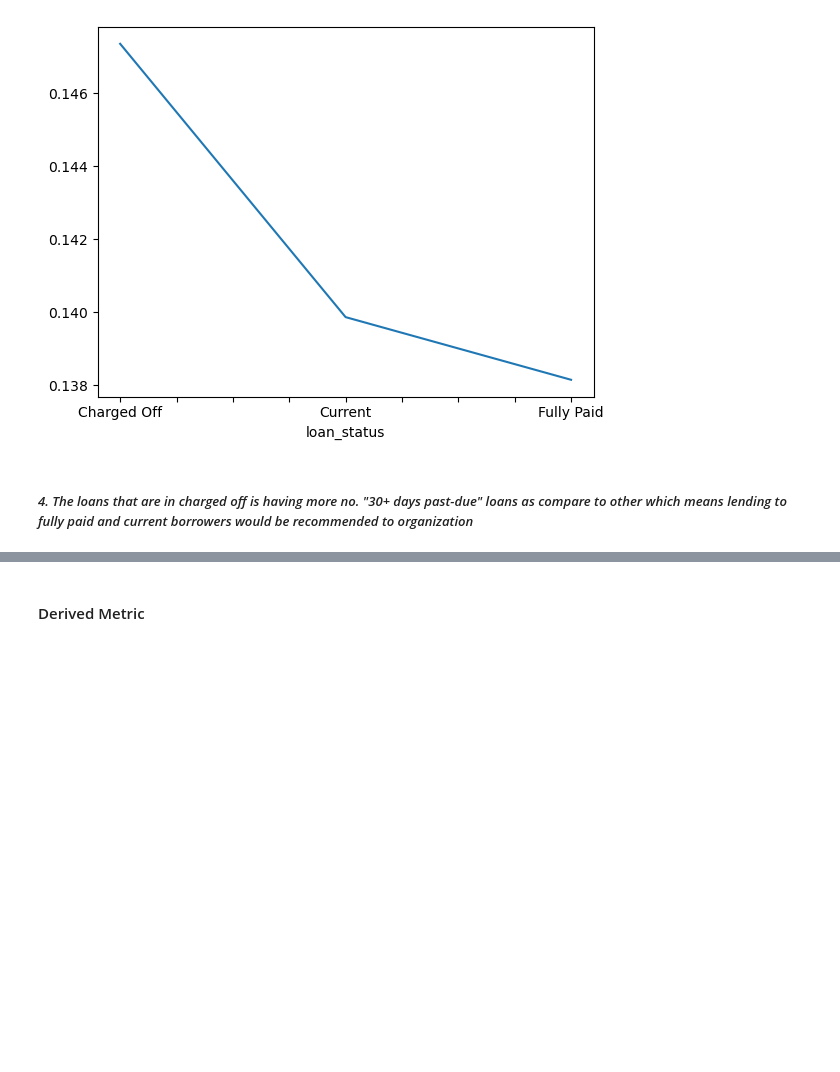
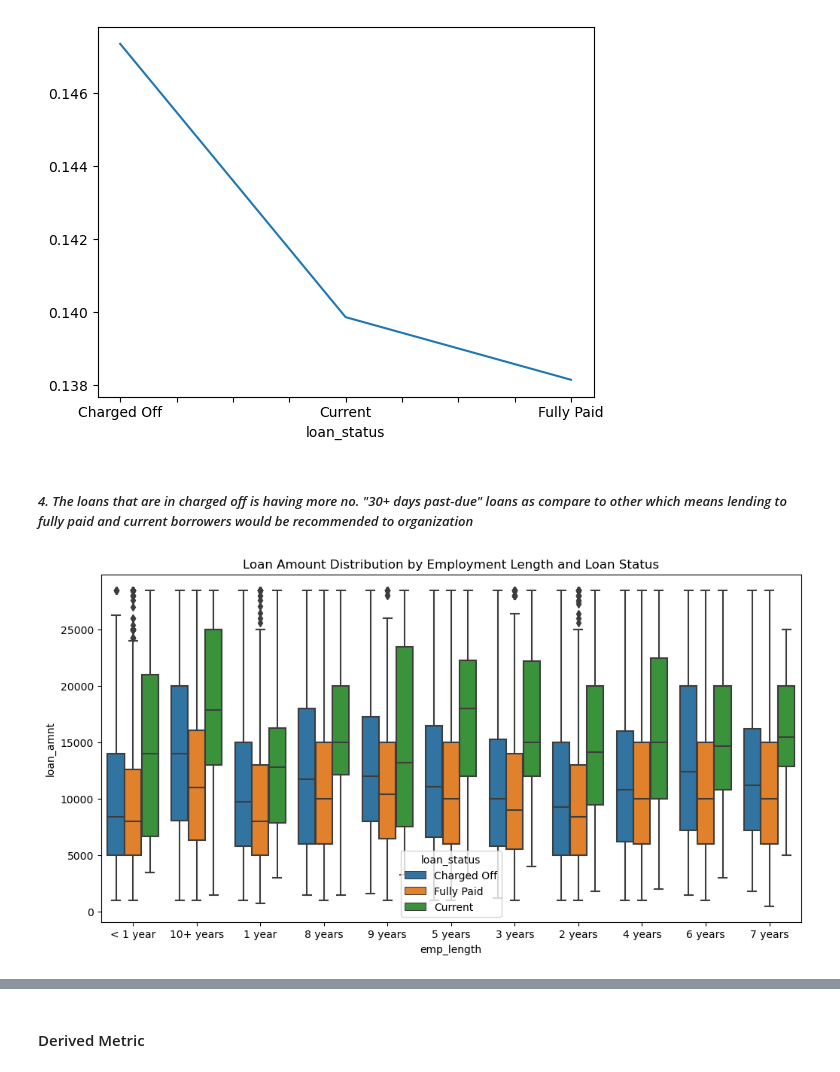
Before and after one commit to Jayant2009/LendingClubCaseStudy, a Jupyter notebook: Jayant_Singh.ipynb, the cells around one changed output, grey strips where cells are left out. Drawn from its saved outputs; the diff is of its cells as text; code cells hidden in the pictures; blank space fills up the shorter version.

```diff
--- a/Jayant_Singh.ipynb
+++ b/Jayant_Singh.ipynb
@@ -10,7 +10,7 @@ import seaborn as sns
 # %% [markdown]
 #####  *Importing dataset*
 # %%
-df=pd.read_csv("loan.csv",low_memory=False)
+df=pd.read_csv(r"C:\Users\jayan\Downloads\loan\loan.csv",low_memory=False)
 # %% [markdown]
 #####  *Needs to understand dataset*
 # %%
@@ -765,3 +765,13 @@ df_cleaned["delinq_2yrs"].groupby(df_cleaned['loan_status']).mean().plot()
 [figure]
 # %% [markdown]
 ##### *4. The loans that are in charged off is having more no. "30+ days past-due" loans as compare to other </br> which means lending to fully paid and current borrowers would be recommended to organization*
+# %%
+plt.figure(figsize=(12, 6))
+emporder= [
+    '< 1 year', '1 year', '2 years', '3 years', '4 years',
+    '5 years', '6 years', '7 years', '8 years', '9 years', '10+ years']
+sns.boxplot(x='emp_length', y='loan_amnt', hue='loan_status', data=df_cleaned)
+plt.title('Loan Amount Distribution by Employment Length and Loan Status')
+plt.show()
+# %% [output]
+[figure, added]
```
Also changed, not shown: parts of 1 cell of this notebook.
